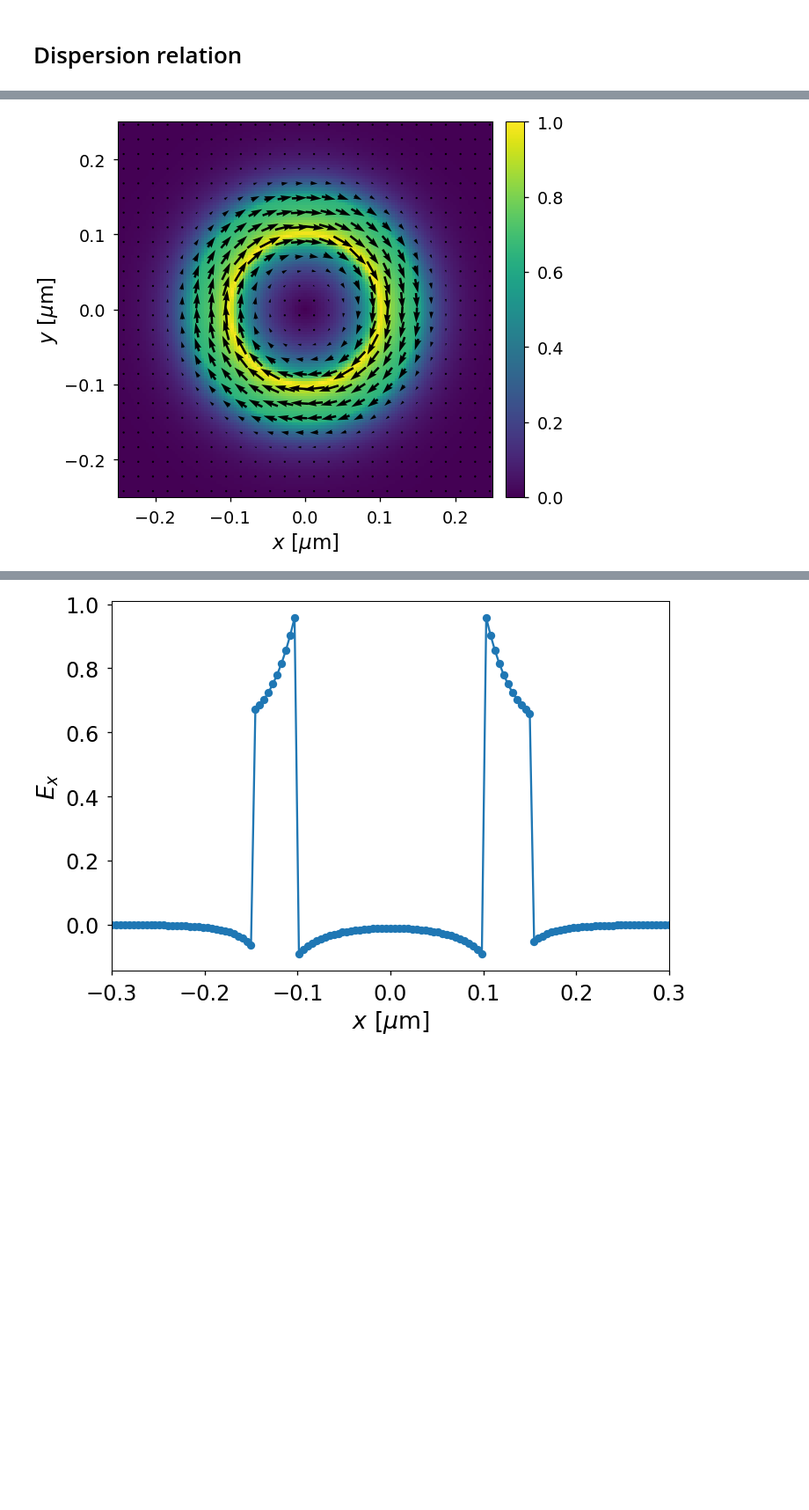
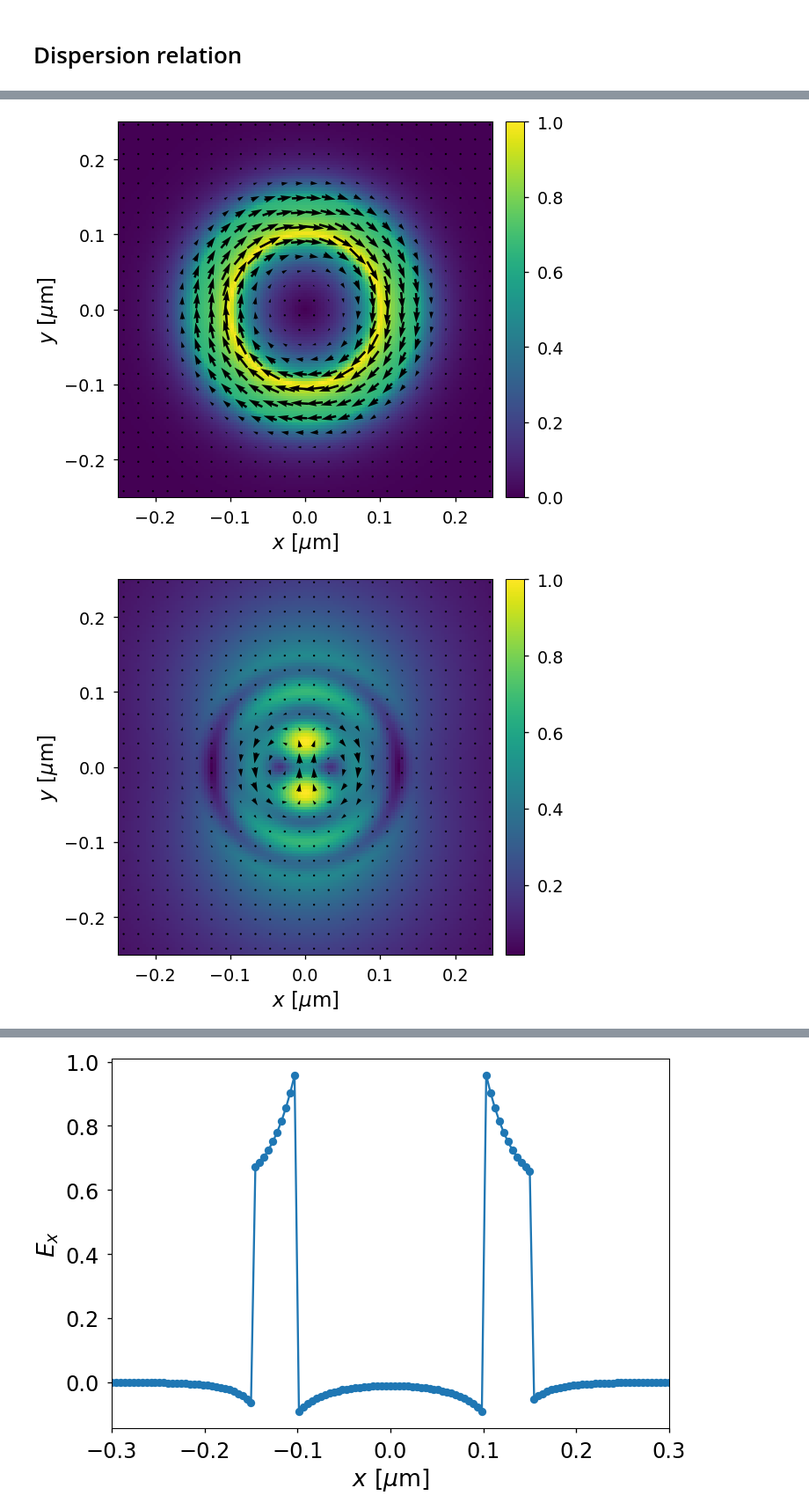
Before and after one commit to mnishida/PyMWM, a Jupyter notebook: docs/notebooks/03_coaxial_waveguide.ipynb, the cells around one changed output, grey strips where cells are left out. Shown at 88% size. Saved outputs shown, nothing was run; the diff lists cells and outputs as text; code cells hidden in the pictures; blank space fills up the shorter version.

```diff
--- a/docs/notebooks/03_coaxial_waveguide.ipynb
+++ b/docs/notebooks/03_coaxial_waveguide.ipynb
@@ -181,16 +203,19 @@ wg1.plot_e_field(w, dir='h', alpha=('M', 0, 1))
 # %%
 wl = 0.6
 w = 2 * np.pi / wl
 wg1.plot_h_field(w, dir='v', alpha=('E', 0, 1))
 wg1.plot_h_field(w, dir='h', alpha=('E', 1, 1))
 wg1.plot_h_field(w, dir='h', alpha=('E', 2, 1))
 wg1.plot_h_field(w, dir='h', alpha=('E', 3, 1))
 wg1.plot_h_field(w, dir='h', alpha=('E', 4, 1))
 wg1.plot_h_field(w, dir='h', alpha=('M', 0, 1))
+wg1.plot_h_field(w, dir='h', alpha=('M', 1, 1))
+wg1.plot_h_field(w, dir='h', alpha=('M', 2, 1))
 # %% [output]
 [figure]
 [figure]
 [figure]
 [figure]
 [figure]
 [figure]
+[figure, added]
```
Also changed, not shown: parts of 11 cells of this notebook, 5 other files.
